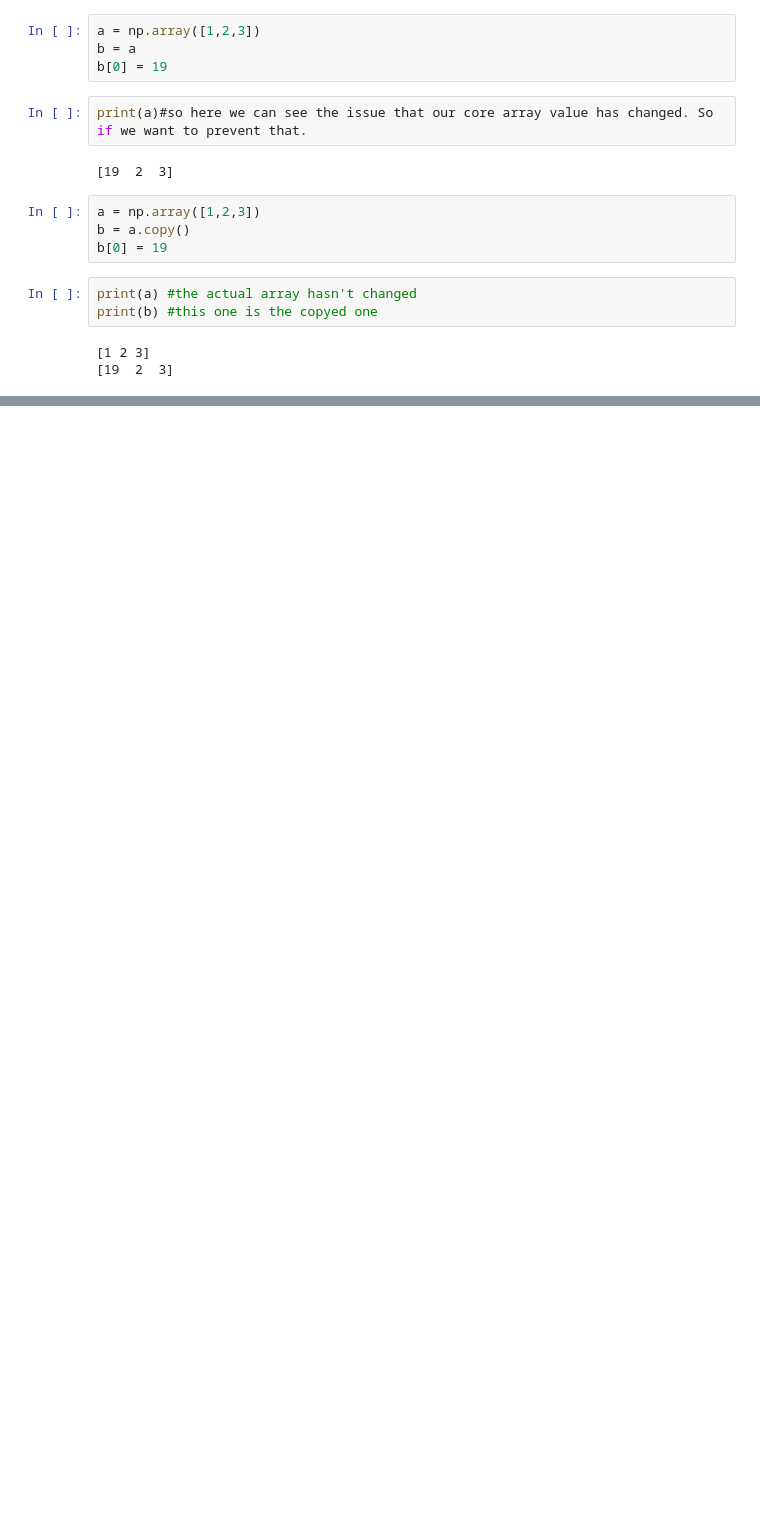
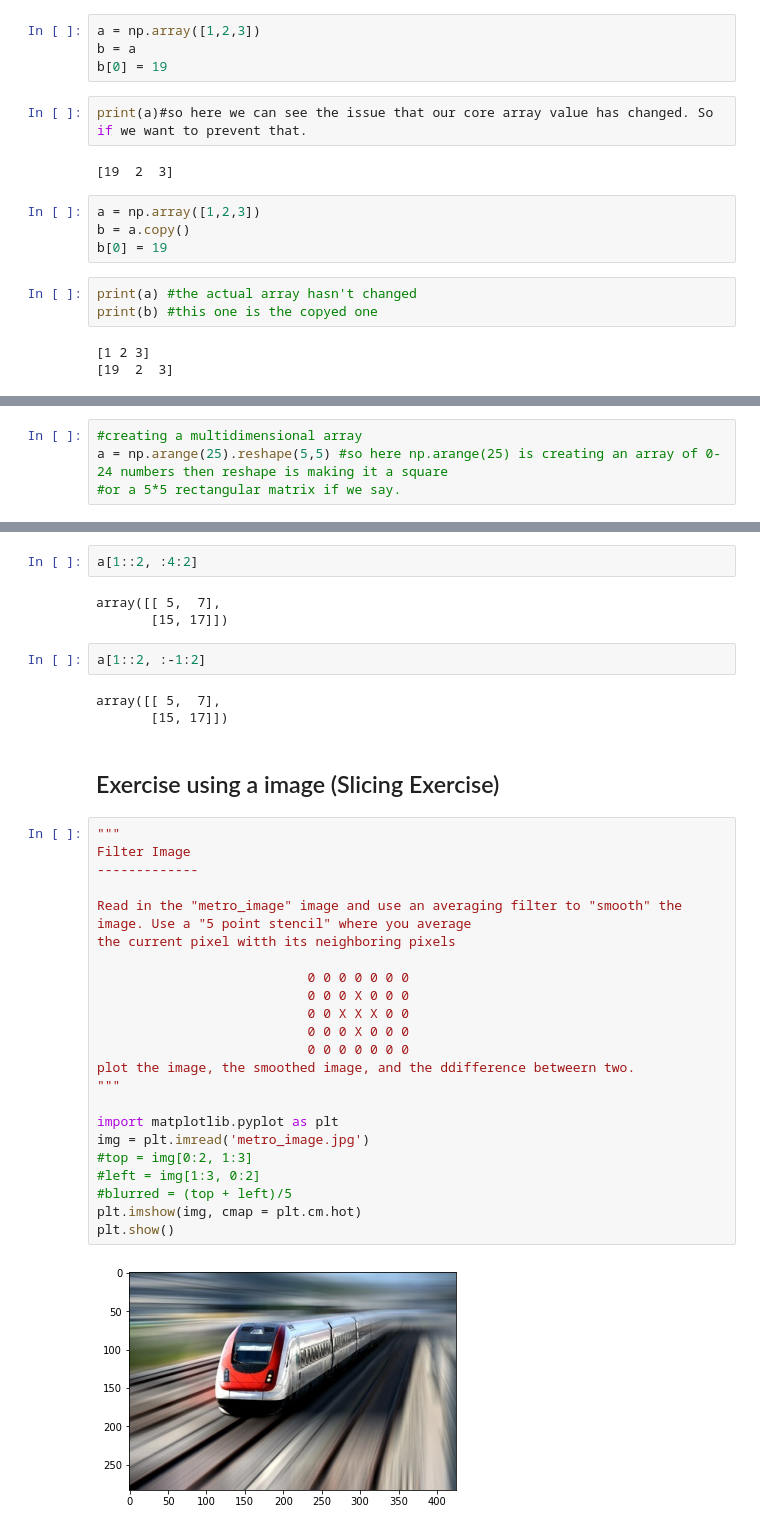
Before and after one commit to tanviranjum21/Data_Science_Learning, a Jupyter notebook: Introduction to Numpy.ipynb, the cells around one changed output, grey strips where cells are left out. Saved outputs shown, nothing was run; the diff lists cells and outputs as text; blank space fills up the shorter version.

Commit message:
updated with exercise

```diff
--- a/Introduction to Numpy.ipynb
+++ b/Introduction to Numpy.ipynb
@@ -524,0 +567,4 @@ print(b) #this one is the copyed one
+# %%
+#creating a multidimensional array
+a = np.arange(25).reshape(5,5) #so here np.arange(25) is creating an array of 0-24 numbers then reshape is making it a square
+#or a 5*5 rectangular matrix if we say.
@@ -524,0 +606,37 @@ print(b) #this one is the copyed one
+# %%
+a[1::2, :4:2]
+# %% [output]
+array([[ 5,  7],
+       [15, 17]])
+# %%
+a[1::2, :-1:2]
+# %% [output]
+array([[ 5,  7],
+       [15, 17]])
+# %% [markdown]
+## Exercise using a image (Slicing Exercise)
+# %%
+"""
+Filter Image
+-------------
+
+Read in the "metro_image" image and use an averaging filter to "smooth" the image. Use a "5 point stencil" where you average
+the current pixel witth its neighboring pixels
+
+                           0 0 0 0 0 0 0
+                           0 0 0 X 0 0 0
+                           0 0 X X X 0 0
+                           0 0 0 X 0 0 0
+                           0 0 0 0 0 0 0
+plot the image, the smoothed image, and the ddifference betweern two.
+"""
+
+import matplotlib.pyplot as plt
+img = plt.imread('metro_image.jpg')
+#top = img[0:2, 1:3]
+#left = img[1:3, 0:2]
+#blurred = (top + left)/5
+plt.imshow(img, cmap = plt.cm.hot)
+plt.show()
+# %% [output]
+[figure, added]
```
Also changed, not shown: parts of 16 cells of this notebook.
